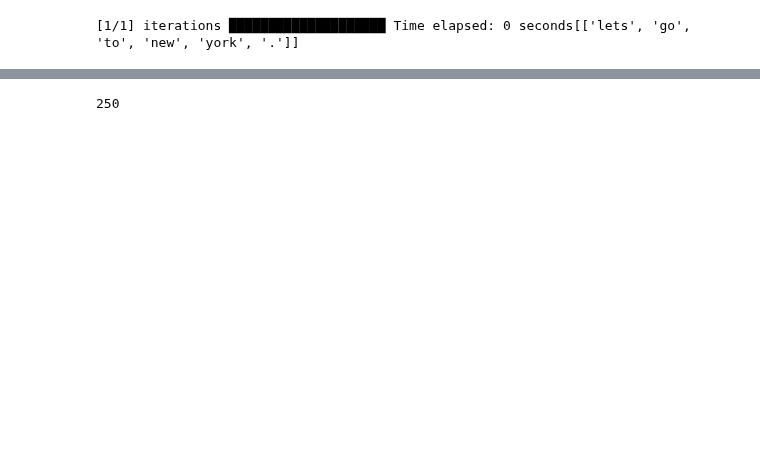
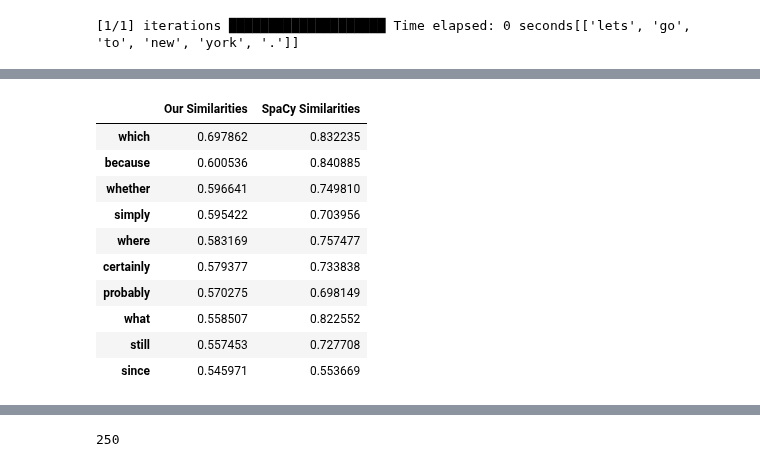
Before and after one commit to jupytercon2017user/jupytercon-2017, a Jupyter notebook: tutorial/3-Word-Embeddings.ipynb, the cells around one changed output, grey strips where cells are left out. Saved outputs shown, nothing was run; the diff lists cells and outputs as text; code cells hidden in the pictures; blank space fills up the shorter version.

```diff
--- a/tutorial/3-Word-Embeddings.ipynb
+++ b/tutorial/3-Word-Embeddings.ipynb
@@ -245,6 +464,6 @@ processed_sents = list(processor(corpus))
 # %%
 model = Word2Vec(sentences=processed_sents, ###tokenized senteces, list of list of strings
-                 size=250,  #size of embedding vectors
+                 size=256,  #size of embedding vectors
                  workers=8, #how many threads?
                  min_count=5, #minimum number of token instances to be considered
                  sample=0, #weight of downsampling common words?
@@ -252,17 +471,7 @@ model = Word2Vec(sentences=processed_sents, ###tokenized senteces, list of list
                  hs=0, #heirarchical softmax?
                  iter=5 #training epocs
         )
-with open('gensim-model.pkl', 'wb') as model_file:
-    model.save(model_file)
 
-
-#load vectors here?
+# to save:
+# with open('gensim-model.pkl', 'wb') as model_file:
+#    model.save(model_file)
-# %%
-import pandas as pd
-sims = {}
-test_word = 'government'
-for word in ['president', 'congress', 'sport', 'agency']:
-    custom_similarity = model.similarity(test_word, word)
-    spacy_similarity = nlp(test_word).similarity(nlp(word))
-    sims[word] = {'default': spacy_similarity, 'custom':custom_similarity}
-pd.DataFrame(sims).T
@@ -274,0 +483,23 @@ pd.DataFrame(sims).T
+# %%
+def compare_sims(word, gensim_model, nlp):
+    our_sims = gensim_model.most_similar(word)
+    spacy_sims = [(other_word, nlp(other_word).similarity(nlp(word))) for other_word in [i[0] for i in gensim_model.most_similar(word)]]
+
+    spacy_sims = pd.Series([i[1] for i in spacy_sims], index = [i[0] for i in spacy_sims])
+    our_sims = pd.Series([i[1] for i in our_sims], index = [i[0] for i in our_sims])
+
+    sims = pd.DataFrame({'SpaCy Similarities': spacy_sims, 'Our Similarities': our_sims})
+    return sims
+compare_sims('that', model, nlp)
+# %% [output]
+|  | Our Similarities | SpaCy Similarities |
+| which | 0.697862 | 0.832235 |
+| because | 0.600536 | 0.840885 |
+| whether | 0.596641 | 0.749810 |
+| simply | 0.595422 | 0.703956 |
+| where | 0.583169 | 0.757477 |
+| certainly | 0.579377 | 0.733838 |
+| probably | 0.570275 | 0.698149 |
+| what | 0.558507 | 0.822552 |
+| still | 0.557453 | 0.727708 |
+| since | 0.545971 | 0.553669 |
```
Also changed, not shown: parts of 31 cells of this notebook.
